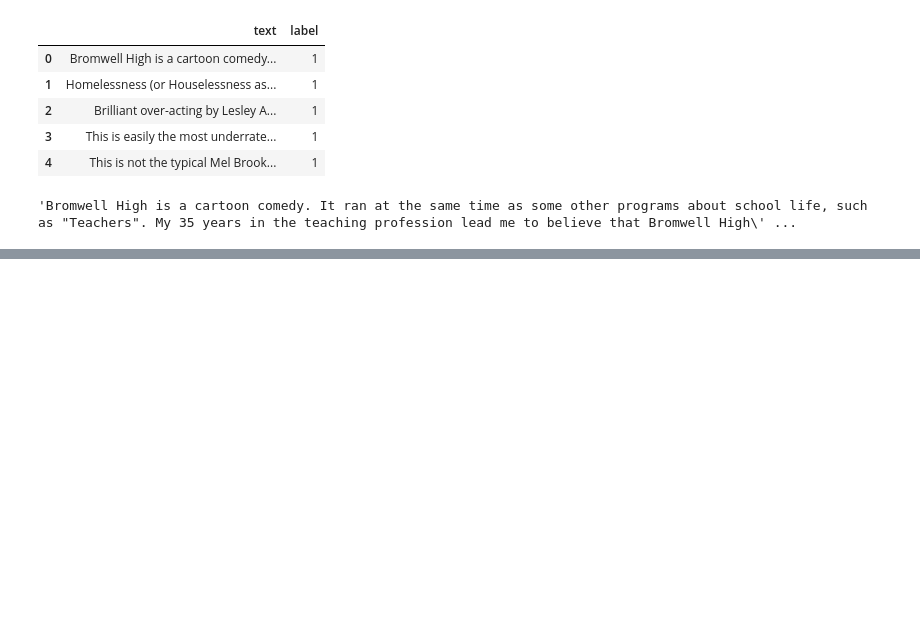
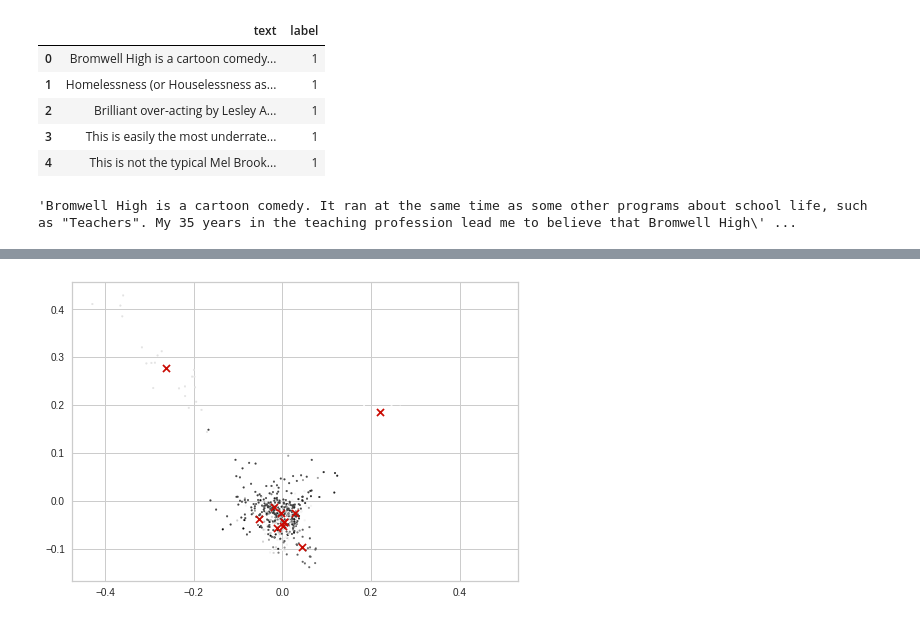
Before and after one commit to huggingface/data-measurements-tool, a Jupyter notebook: notebooks/Clustering.ipynb, the cells around one changed output, grey strips where cells are left out. Cells and saved outputs as stored; diff of their text form; code cells hidden in the pictures; blank space fills up the shorter version.

```diff
--- a/notebooks/Clustering.ipynb
+++ b/notebooks/Clustering.ipynb
@@ -94,0 +119,14 @@ words = tfv.get_feature_names()
+# %%
+#from https://stackoverflow.com/questions/57902851/what-vectorizer-should-i-use-when-im-doing-clustering-of-text-data
+# reduce the features to 2D
+pca = PCA(n_components=2, random_state=0)
+reduced_features = pca.fit_transform(X.toarray())
+
+# reduce the cluster centers to 2D
+reduced_cluster_centers = pca.transform(kmeans.cluster_centers_)
+
+plt.scatter(reduced_features[:,0], reduced_features[:,1], c=kmeans.predict(X), s=3)
+plt.scatter(reduced_cluster_centers[:, 0], reduced_cluster_centers[:,1], marker='x', s=50, c='r')
+plt.show()
+# %% [output]
+[figure, added]
```
Also changed, not shown: parts of 11 cells of this notebook.
